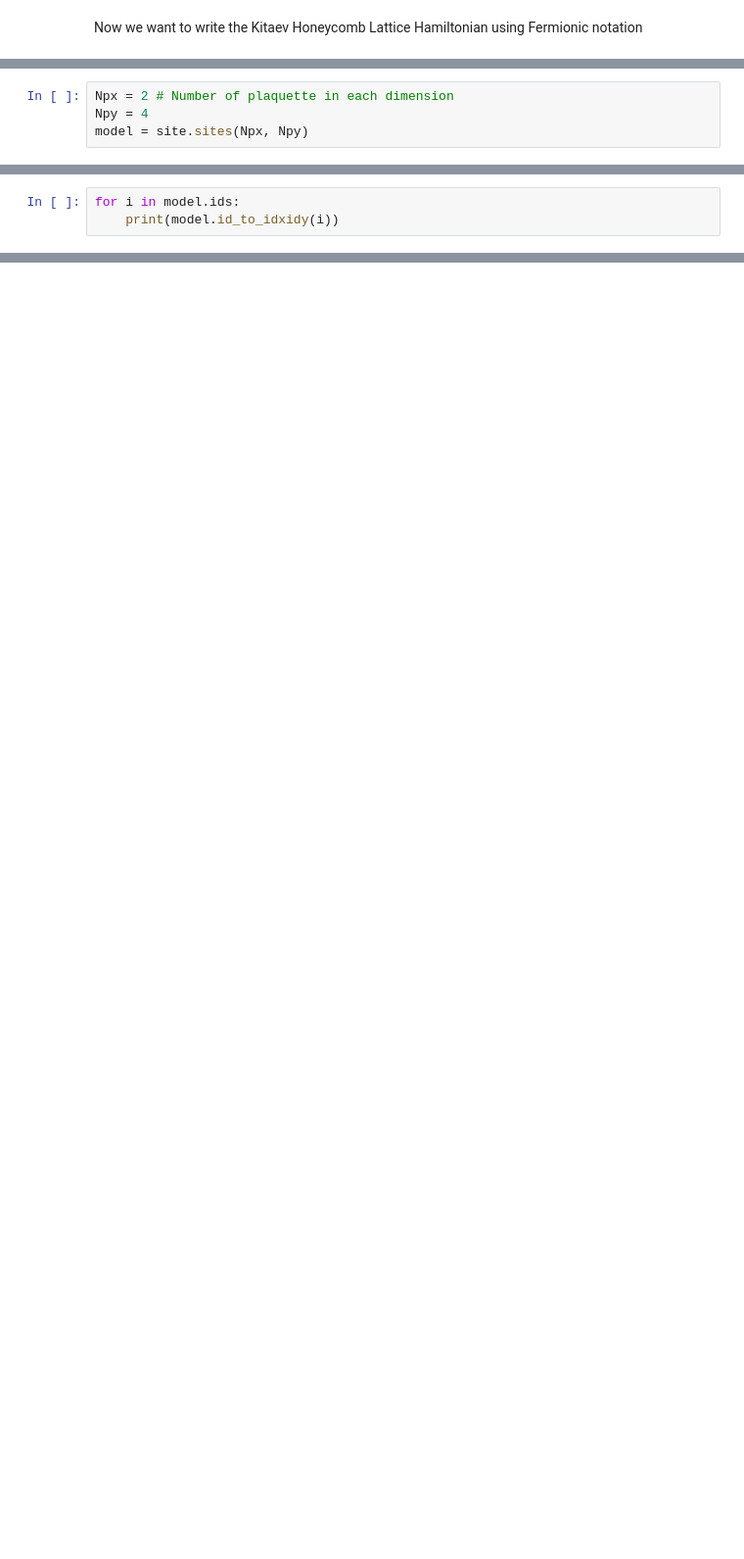
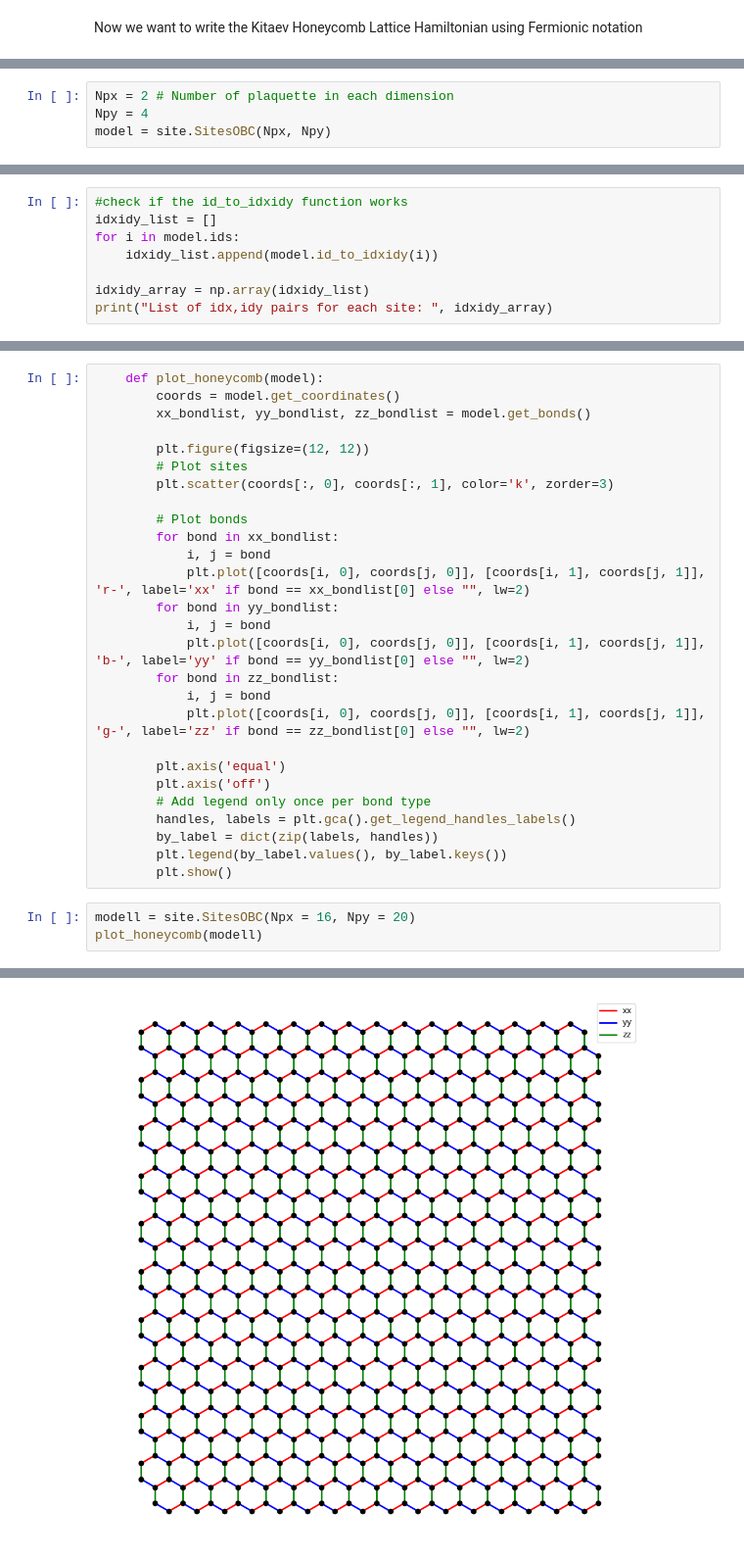
Before and after one commit to gconcheri/MasterThesis, a Jupyter notebook: fermionic_model.ipynb, the cells around one changed output, grey strips where cells are left out. Shown at 98% size. Saved outputs shown, nothing was run; the diff lists cells and outputs as text; blank space fills up the shorter version.

```diff
--- a/fermionic_model.ipynb
+++ b/fermionic_model.ipynb
@@ -12,7 +14,7 @@ importlib.reload(site)
 # %%
 Npx = 2 # Number of plaquette in each dimension
 Npy = 4
-model = site.sites(Npx, Npy)
+model = site.SitesOBC(Npx, Npy)
 # %%
 print("Number of sites:", model.Nsites)
 print("array of ordered sites: ", model.ids)
@@ -22,4 +34,9 @@ array of ordered sites:  [ 0  1  2  3  4  5  6  7  8  9 10 11 12 13 14 15]
 # %%
+#check if the id_to_idxidy function works
+idxidy_list = []
 for i in model.ids:
-    print(model.id_to_idxidy(i))
+    idxidy_list.append(model.id_to_idxidy(i))
+
+idxidy_array = np.array(idxidy_list)
+print("List of idx,idy pairs for each site: ", idxidy_array)
 # %% [output]
@@ -41,0 +120,31 @@ for i in model.ids:
+# %%
+    def plot_honeycomb(model):
+        coords = model.get_coordinates()
+        xx_bondlist, yy_bondlist, zz_bondlist = model.get_bonds()
+
+        plt.figure(figsize=(12, 12))
+        # Plot sites
+        plt.scatter(coords[:, 0], coords[:, 1], color='k', zorder=3)
+
+        # Plot bonds
+        for bond in xx_bondlist:
+            i, j = bond
+            plt.plot([coords[i, 0], coords[j, 0]], [coords[i, 1], coords[j, 1]], 'r-', label='xx' if bond == xx_bondlist[0] else "", lw=2)
+        for bond in yy_bondlist:
+            i, j = bond
+            plt.plot([coords[i, 0], coords[j, 0]], [coords[i, 1], coords[j, 1]], 'b-', label='yy' if bond == yy_bondlist[0] else "", lw=2)
+        for bond in zz_bondlist:
+            i, j = bond
+            plt.plot([coords[i, 0], coords[j, 0]], [coords[i, 1], coords[j, 1]], 'g-', label='zz' if bond == zz_bondlist[0] else "", lw=2)
+
+        plt.axis('equal')
+        plt.axis('off')
+        # Add legend only once per bond type
+        handles, labels = plt.gca().get_legend_handles_labels()
+        by_label = dict(zip(labels, handles))
+        plt.legend(by_label.values(), by_label.keys())
+        plt.show()
+# %%
+modell = site.SitesOBC(Npx = 16, Npy = 20)
+plot_honeycomb(modell)
+# %% [output]
@@ -41,0 +168 @@ for i in model.ids:
+[figure, added]
```
Also changed, not shown: parts of 11 cells of this notebook, 2 other files.
